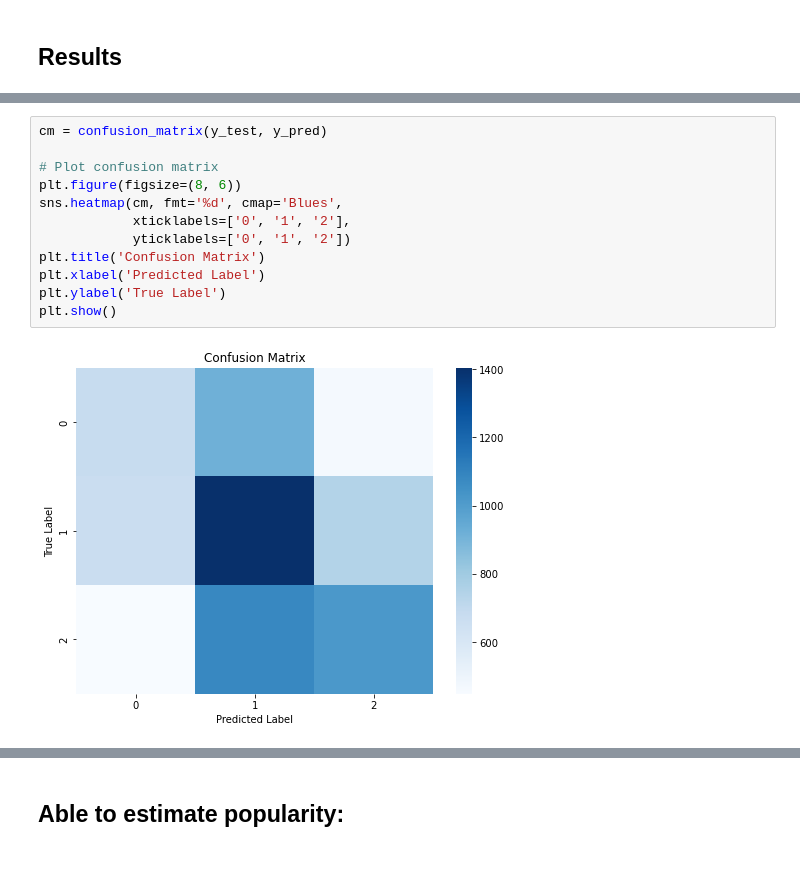
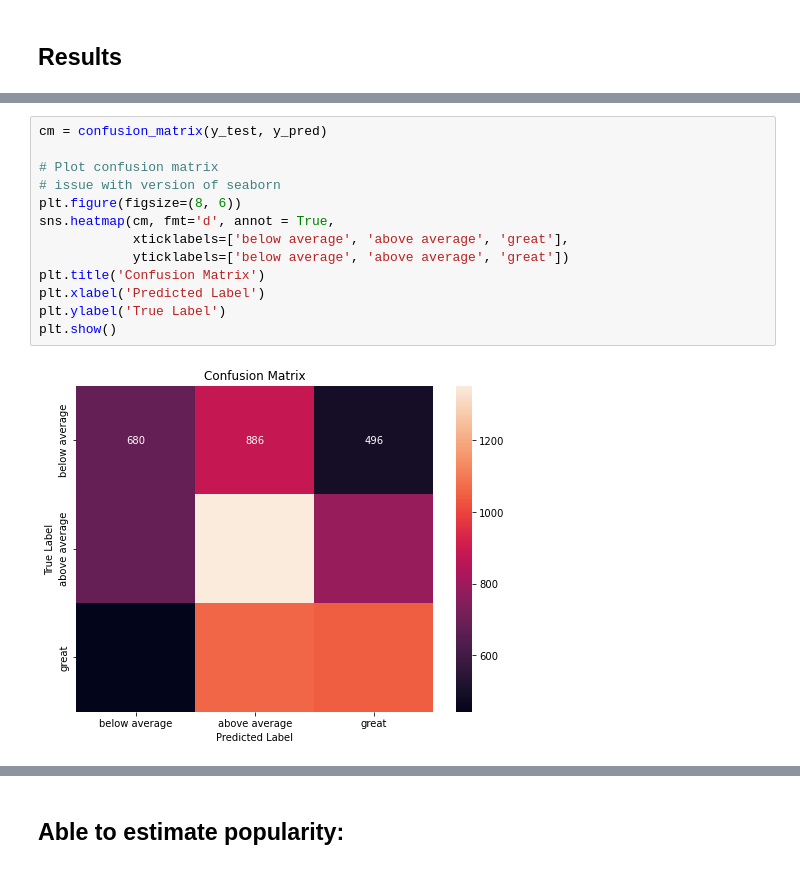
Before and after one commit to caseynator123/EDP_assigment2, a Jupyter notebook: ml/ml_analysis_dt.ipynb, the cells around one changed output, grey strips where cells are left out. Drawn from its saved outputs; the diff is of its cells as text.

```diff
--- a/ml/ml_analysis_dt.ipynb
+++ b/ml/ml_analysis_dt.ipynb
@@ -202,17 +202,18 @@ Confusion Matrix (Test Set):
 # %%
 cm = confusion_matrix(y_test, y_pred)
 
 # Plot confusion matrix
+# issue with version of seaborn
 plt.figure(figsize=(8, 6))
-sns.heatmap(cm, fmt='%d', cmap='Blues',
-            xticklabels=['0', '1', '2'],
-            yticklabels=['0', '1', '2'])
+sns.heatmap(cm, fmt='d', annot = True,
+            xticklabels=['below average', 'above average', 'great'],
+            yticklabels=['below average', 'above average', 'great'])
 plt.title('Confusion Matrix')
 plt.xlabel('Predicted Label')
 plt.ylabel('True Label')
 plt.show()
 # %% [output]
-[figure, old version]
+[figure, new version]
 # %%
 cm
 # %% [output]
```
Also changed, not shown: parts of 13 cells of this notebook, 4 other files.
